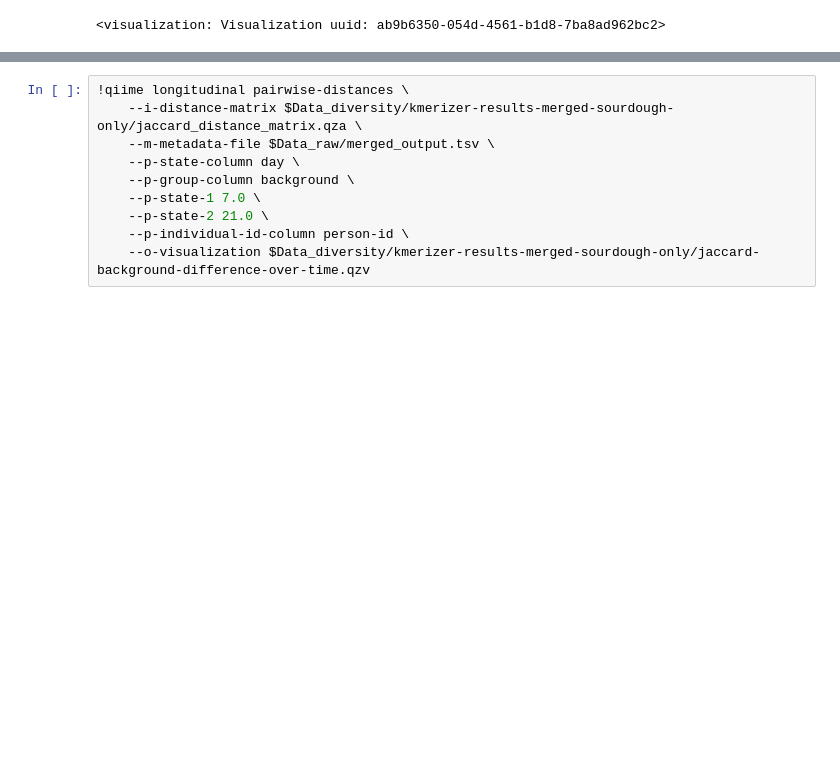
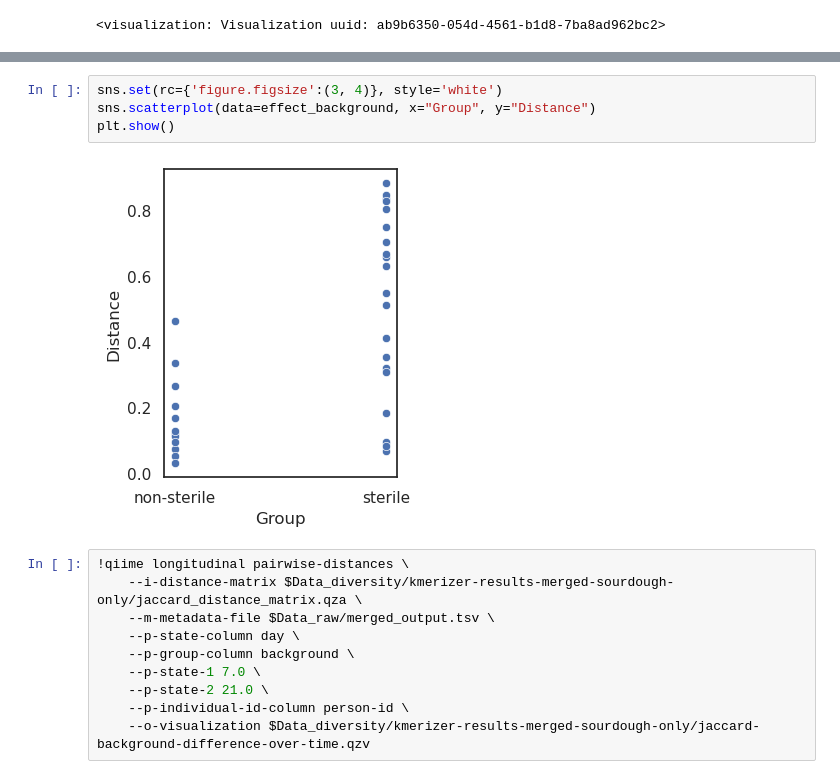
Before and after one commit to ninaaa-a/FermentYOU, a Jupyter notebook: Beta diversity.ipynb, the cells around one changed output, grey strips where cells are left out. Cells and saved outputs as stored; diff of their text form; blank space fills up the shorter version.

```diff
--- a/Beta diversity.ipynb
+++ b/Beta diversity.ipynb
@@ -387,3 +424,9 @@ Visualization.load(f"{Data_diversity}/kmerizer-results-merged-sourdough-only/bra
+# %%
+sns.set(rc={'figure.figsize':(3, 4)}, style='white')
+sns.scatterplot(data=effect_background, x="Group", y="Distance")
+plt.show()
+# %% [output]
+[figure, added]
 # %%
 !qiime longitudinal pairwise-distances \
     --i-distance-matrix $Data_diversity/kmerizer-results-merged-sourdough-only/jaccard_distance_matrix.qza \
```
Also changed, not shown: parts of 5 cells of this notebook.
